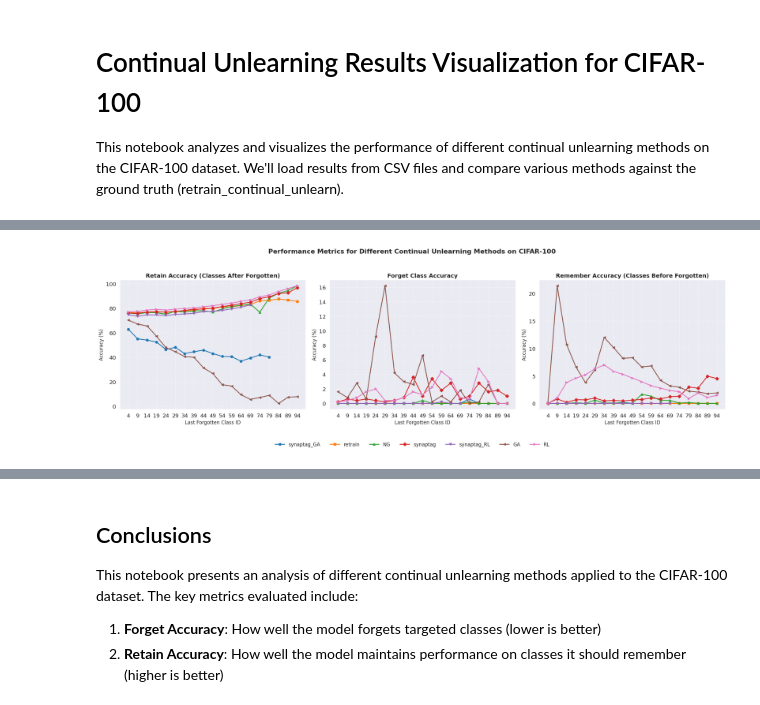
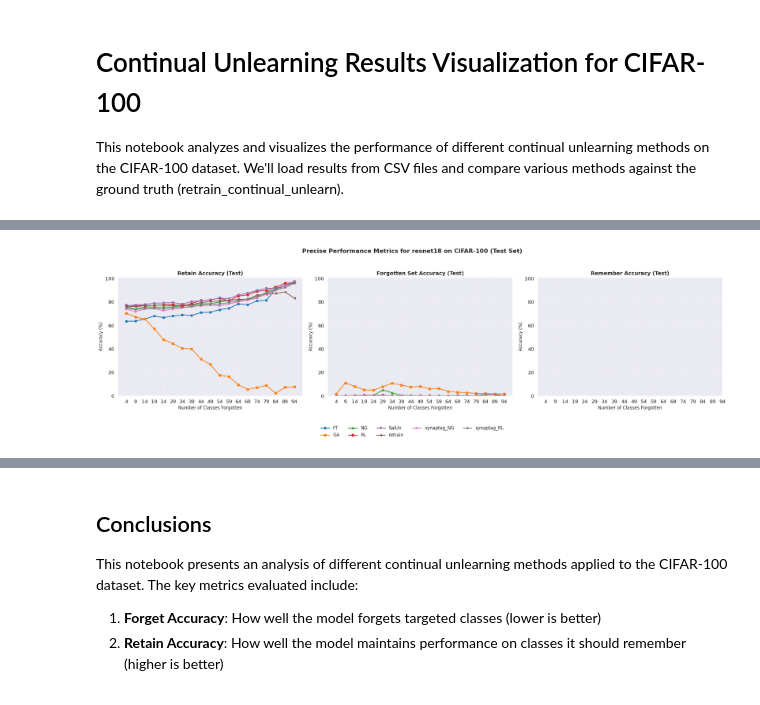
Before and after one commit to kdkyum/continual_unlearn, a Jupyter notebook: plots/viz_results_for_continual_unlearn_c100.ipynb, the cells around one changed output, grey strips where cells are left out. Saved outputs shown, nothing was run; the diff lists cells and outputs as text; code cells hidden in the pictures.

```diff
--- a/plots/viz_results_for_continual_unlearn_c100.ipynb
+++ b/plots/viz_results_for_continual_unlearn_c100.ipynb
@@ -140,56 +364,59 @@ Skipping comparison - metrics not available
 # %%
-# Visualize the precise metrics for different methods (if we have enough data)
-if 'precise_retain_accuracy' in df.columns and len(df['method'].unique()) > 1:
-    # Get unique methods
-    methods = df['method'].unique()
-    methods = [method for method in methods if method != 'FT']
-    colors = sns.color_palette("tab10", len(methods))
-    markers = ['o', 's', '^', 'D', 'v', '<', '>', 'p', '*', 'X']
+# Visualize the precise metrics for different methods (Test set)
+if not df.empty and 'model' in df.columns and \
+   all(col in df.columns for col in ['precise_retain_accuracy_test', 'end_class_accuracy_test', 'precise_remember_accuracy_test', 'classes_forgotten']):
 
-    # Create subplots
-    fig, axs = plt.subplots(1, 3, figsize=(22, 7))
-
-    for i, method in enumerate(methods):
-        method_data = df[df['method'] == method].sort_values('forget_class_end')
-        if len(method_data) == 0:
+    for model_name_iter in df['model'].unique():
+        model_specific_df = df[df['model'] == model_name_iter]
+        if model_specific_df.empty:
+            print(f"No data for model {model_name_iter} for precise test metrics on CIFAR-100.")
             continue
 
-        # Plot retain accuracy
-        axs[0].plot(method_data['forget_class_end'], method_data['precise_retain_accuracy'],
-                    marker=markers[i % len(markers)], label=method, color=colors[i], linewidth=2)
+        methods_to_plot = sorted(model_specific_df['method'].unique())
+        if not methods_to_plot:
+            print(f"No methods to plot for model {model_name_iter}.")
+            continue
 
-        # Plot forget class accuracy
-        axs[1].plot(method_data['forget_class_end'], method_data['end_class_accuracy'],
-                    marker=markers[i % len(markers)], label=method, color=colors[i], linewidth=2)
+        colors = sns.color_palette("tab10", len(methods_to_plot))
+        markers = ['o', 's', '^', 'D', 'v', '<', '>', 'p', '*', 'X']
+        x_axis_col = 'classes_forgotten'
 
-        # Plot remember accuracy
-        axs[2].plot(method_data['forget_class_end'], method_data['precise_remember_accuracy'],
-                    marker=markers[i % len(markers)], label=method, color=colors[i], linewidth=2)
+        fig, axs = plt.subplots(1, 3, figsize=(24, 7))
 
-    # Configure plots
-    titles = ['Retain Accuracy (Classes After Forgotten)', 'Forget Class Accuracy', 'Remember Accuracy (Classes Before Forgotten)']
-    ylabels = ['Accuracy (%)', 'Accuracy (%)', 'Accuracy (%)']
+        for i, method_iter in enumerate(methods_to_plot):
+            method_data = model_specific_df[model_specific_df['method'] == method_iter].sort_values(x_axis_col)
+            if method_data.empty:
+                continue
 
-    for i in range(3):
-        axs[i].set_title(titles[i], fontsize=14, fontweight='bold')
-        axs[i].set_xlabel('Last Forgotten Class ID', fontsize=12)
-        axs[i].set_ylabel(ylabels[i], fontsize=12)
-        axs[i].grid(True, linestyle='--', alpha=0.7)
-        # Dynamically set xticks based on data
-        if 'forget_class_end' in df.columns:
-            unique_classes = sorted(df['forget_class_end'].unique())
-            if len(unique_classes) > 1:
-                axs[i].set_xticks(unique_classes)
+            axs[0].plot(method_data[x_axis_col], method_data['precise_retain_accuracy_test'],
+                        marker=markers[i % len(markers)], label=method_iter, color=colors[i % len(colors)], linewidth=2)
+            axs[1].plot(method_data[x_axis_col], method_data['end_class_accuracy_test'],
+                        marker=markers[i % len(markers)], label=method_iter, color=colors[i % len(colors)], linewidth=2)
+            axs[2].plot(method_data[x_axis_col], method_data['precise_remember_accuracy_test'],
+                        marker=markers[i % len(markers)], label=method_iter, color=colors[i % len(colors)], linewidth=2)
 
-    # Add legend to the first subplot
-    handles, labels = axs[0].get_legend_handles_labels()
-    fig.legend(handles, labels, loc='upper center', bbox_to_anchor=(0.5, 0.05),
-              fancybox=True, shadow=True, ncol=len(methods), fontsize=12)
+        plot_titles = ['Retain Accuracy (Test)', 'Forgotten Set Accuracy (Test)', 'Remember Accuracy (Test)']
+        ylabels = ['Accuracy (%)', 'Accuracy (%)', 'Accuracy (%)']
+        unique_x_values = sorted(model_specific_df[x_axis_col].unique())
 
-    plt.suptitle('Performance Metrics for Different Continual Unlearning Methods on CIFAR-100', fontsize=16, fontweight='bold')
-    plt.tight_layout(rect=[0, 0.08, 1, 0.95])
-    plt.show()
+        for i_ax in range(3):
+            axs[i_ax].set_title(plot_titles[i_ax], fontsize=14, fontweight='bold')
+            axs[i_ax].set_xlabel('Number of Classes Forgotten', fontsize=12)
+            axs[i_ax].set_ylabel(ylabels[i_ax], fontsize=12)
+            axs[i_ax].grid(True, linestyle='--', alpha=0.7)
+            axs[i_ax].set_ylim(0, 101) # Accuracy typically 0-100
+            if unique_x_values:
+                axs[i_ax].set_xticks(unique_x_values)
+
+        handles, labels = axs[0].get_legend_handles_labels()
+        if handles:
+            fig.legend(handles, labels, loc='upper center', bbox_to_anchor=(0.5, 0.05),
+                      fancybox=True, shadow=True, ncol=min(5, len(handles)), fontsize=12)
+
+        plt.suptitle(f'Precise Performance Metrics for {model_name_iter} on CIFAR-100 (Test Set)', fontsize=16, fontweight='bold')
+        plt.tight_layout(rect=[0, 0.08, 1, 0.95])
+        plt.show()
 else:
-    print("Not enough data to create visualization plots")
+    print("Not enough data or missing columns for precise test metrics visualization (model, precise_retain_accuracy_test, end_class_accuracy_test, precise_remember_accuracy_test, classes_forgotten).")
 # %% [output]
-[figure, old version]
+[figure, new version]
```
Also changed, not shown: parts of 10 cells of this notebook, 27 other files.
